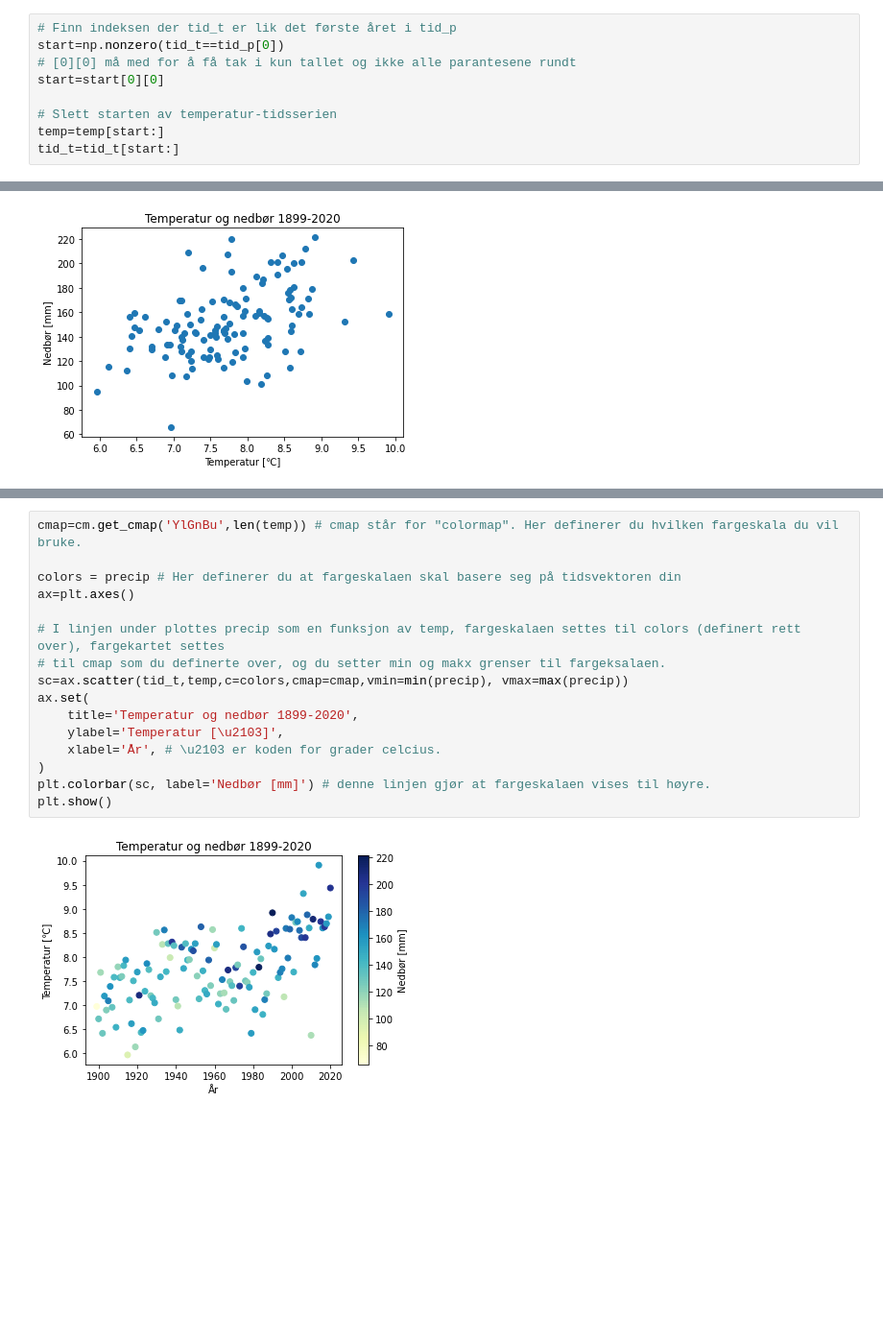
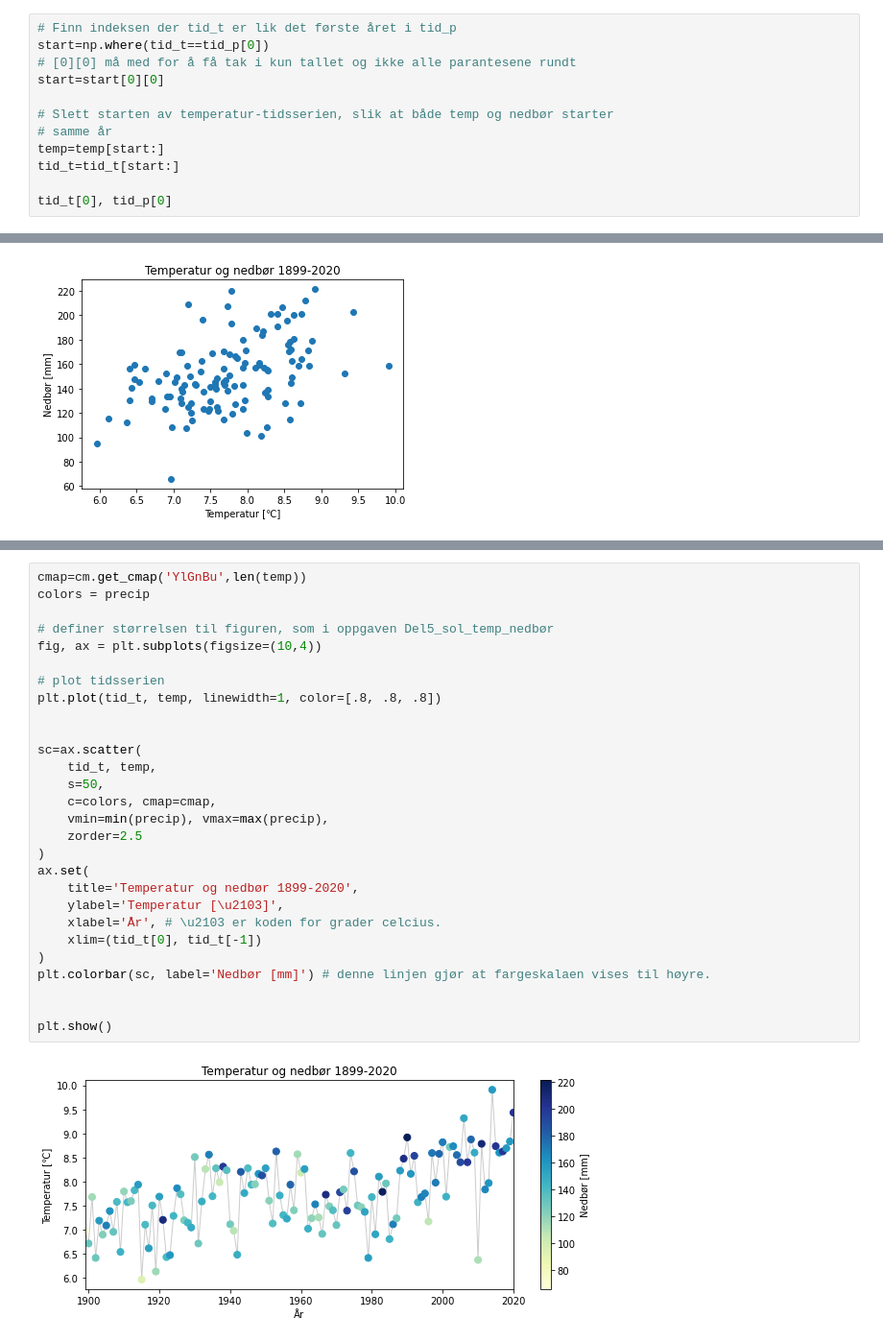
Before and after one commit to irendundas/EkteData, a Jupyter notebook: NAT624/Del7_forløkker_og_feilsøking.ipynb, the cells around one changed output, grey strips where cells are left out. Shown at 96% size. Saved outputs shown, nothing was run; the diff lists cells and outputs as text; blank space fills up the shorter version.

Commit message:
finish the scatterplot part

```diff
--- a/NAT624/Del7_forløkker_og_feilsøking.ipynb
+++ b/NAT624/Del7_forløkker_og_feilsøking.ipynb
@@ -491,11 +494,14 @@ print(tid_t[-1])
 2020.0
 # %%
 # Finn indeksen der tid_t er lik det første året i tid_p
-start=np.nonzero(tid_t==tid_p[0])
+start=np.where(tid_t==tid_p[0])
 # [0][0] må med for å få tak i kun tallet og ikke alle parantesene rundt
 start=start[0][0]
 
-# Slett starten av temperatur-tidsserien
+# Slett starten av temperatur-tidsserien, slik at både temp og nedbør starter
+# samme år
 temp=temp[start:]
 tid_t=tid_t[start:]
+
+tid_t[0], tid_p[0]
 # %% [output]
@@ -538,18 +568,30 @@ Bytt om få skriptet over slik at tid er langs x-aksen, temperatur langs y-aksen
 # %%
-cmap=cm.get_cmap('YlGnBu',len(temp)) # cmap står for "colormap". Her definerer du hvilken fargeskala du vil bruke.
+cmap=cm.get_cmap('YlGnBu',len(temp))
+colors = precip
 
-colors = precip # Her definerer du at fargeskalaen skal basere seg på tidsvektoren din
-ax=plt.axes()
+# definer størrelsen til figuren, som i oppgaven Del5_sol_temp_nedbør
+fig, ax = plt.subplots(figsize=(10,4))
 
-# I linjen under plottes precip som en funksjon av temp, fargeskalaen settes til colors (definert rett over), fargekartet settes
-# til cmap som du definerte over, og du setter min og makx grenser til fargeksalaen.
-sc=ax.scatter(tid_t,temp,c=colors,cmap=cmap,vmin=min(precip), vmax=max(precip))
+# plot tidsserien
+plt.plot(tid_t, temp, linewidth=1, color=[.8, .8, .8])
+
+
+sc=ax.scatter(
+    tid_t, temp,
+    s=50,
+    c=colors, cmap=cmap,
+    vmin=min(precip), vmax=max(precip),
+    zorder=2.5
+)
 ax.set(
     title='Temperatur og nedbør 1899-2020',
     ylabel='Temperatur [\u2103]',
     xlabel='År', # \u2103 er koden for grader celcius.
+    xlim=(tid_t[0], tid_t[-1])
 )
 plt.colorbar(sc, label='Nedbør [mm]') # denne linjen gjør at fargeskalaen vises til høyre.
+
+
 plt.show()
 # %% [output]
-[figure, old version]
+[figure, new version]
```
Also changed, not shown: parts of 18 cells of this notebook.
